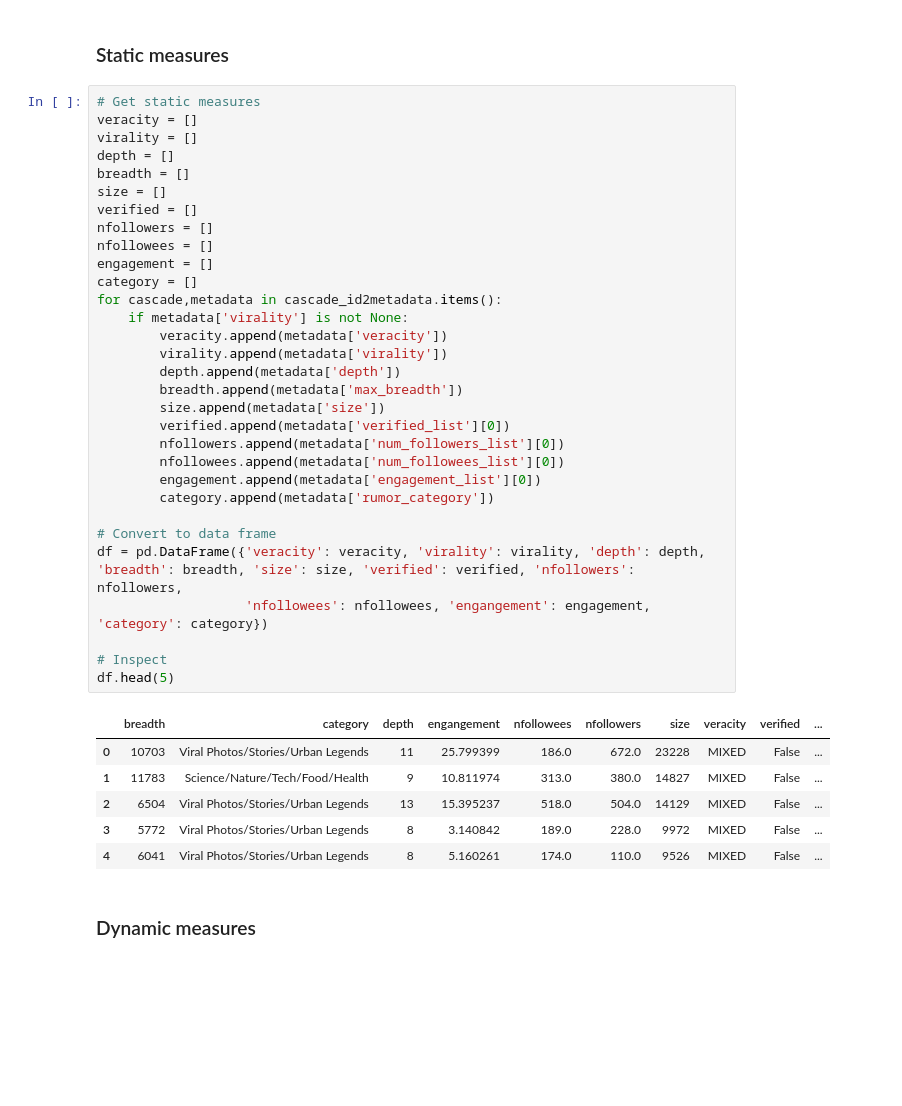
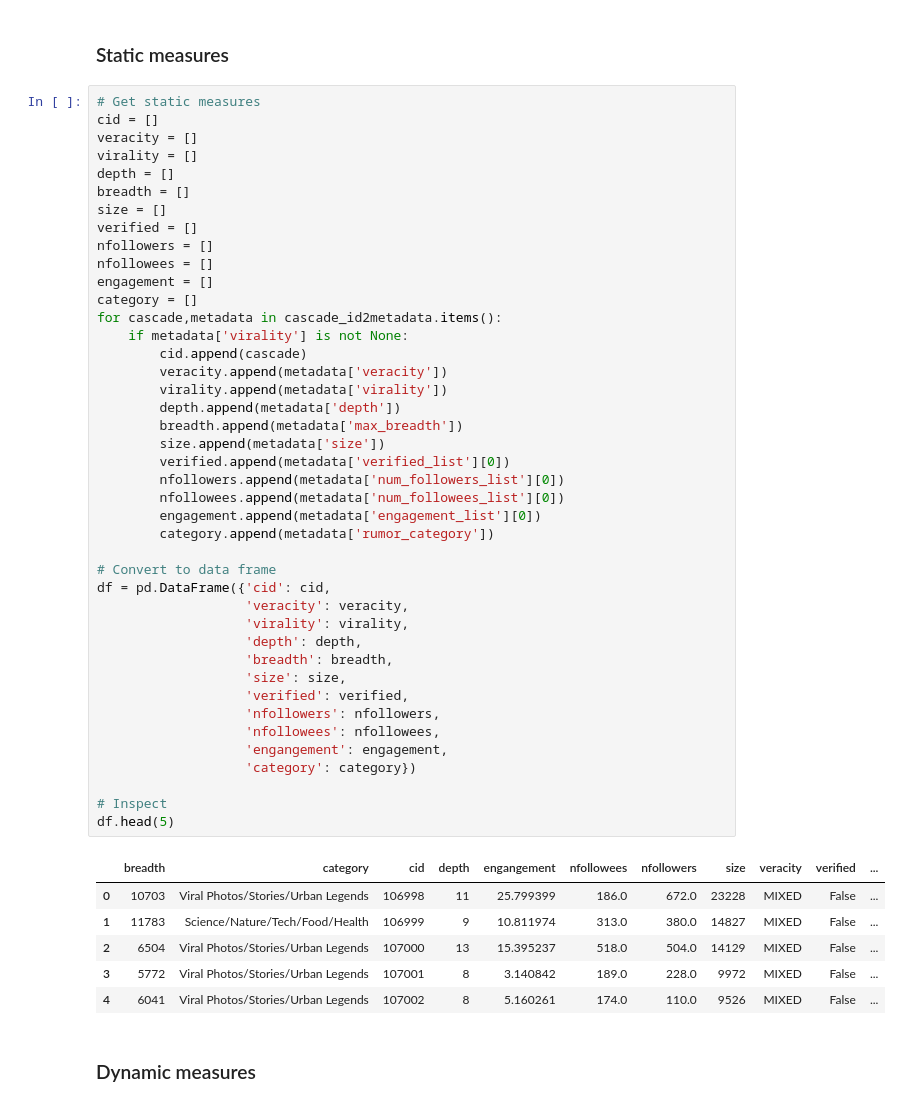
Before and after one commit to gittinic/mlp_final_proj_fake_news, a Jupyter notebook: main.ipynb, the cells around one changed output. Cells and saved outputs as stored; diff of their text form; blank space fills up the shorter version.

```diff
--- a/main.ipynb
+++ b/main.ipynb
@@ -35,42 +35,53 @@ for line in lines:
 ### Static measures
 # %%
 # Get static measures
+cid = []
 veracity = []
 virality = []
 depth = []
 breadth = []
 size = []
 verified = []
 nfollowers = []
 nfollowees = []
 engagement = []
 category = []
 for cascade,metadata in cascade_id2metadata.items():
     if metadata['virality'] is not None:
+        cid.append(cascade)
         veracity.append(metadata['veracity'])
         virality.append(metadata['virality'])
         depth.append(metadata['depth'])
         breadth.append(metadata['max_breadth'])
         size.append(metadata['size'])
         verified.append(metadata['verified_list'][0])
         nfollowers.append(metadata['num_followers_list'][0])
         nfollowees.append(metadata['num_followees_list'][0])
         engagement.append(metadata['engagement_list'][0])
         category.append(metadata['rumor_category'])
 
 # Convert to data frame
-df = pd.DataFrame({'veracity': veracity, 'virality': virality, 'depth': depth, 'breadth': breadth, 'size': size, 'verified': verified, 'nfollowers': nfollowers,
-                   'nfollowees': nfollowees, 'engangement': engagement, 'category': category})
+df = pd.DataFrame({'cid': cid,
+                   'veracity': veracity,
+                   'virality': virality,
+                   'depth': depth,
+                   'breadth': breadth,
+                   'size': size,
+                   'verified': verified,
+                   'nfollowers': nfollowers,
+                   'nfollowees': nfollowees,
+                   'engangement': engagement,
+                   'category': category})
 
 # Inspect
 df.head(5)
 # %% [output]
-|  | breadth | category | depth | engangement | nfollowees | nfollowers | size | veracity | verified | ... |
-| 0 | 10703 | Viral Photos/Stories/Urban Legends | 11 | 25.799399 | 186.0 | 672.0 | 23228 | MIXED | False | ... |
-| 1 | 11783 | Science/Nature/Tech/Food/Health | 9 | 10.811974 | 313.0 | 380.0 | 14827 | MIXED | False | ... |
-| 2 | 6504 | Viral Photos/Stories/Urban Legends | 13 | 15.395237 | 518.0 | 504.0 | 14129 | MIXED | False | ... |
-| 3 | 5772 | Viral Photos/Stories/Urban Legends | 8 | 3.140842 | 189.0 | 228.0 | 9972 | MIXED | False | ... |
-| 4 | 6041 | Viral Photos/Stories/Urban Legends | 8 | 5.160261 | 174.0 | 110.0 | 9526 | MIXED | False | ... |
+|  | breadth | category | cid | depth | engangement | nfollowees | nfollowers | size | veracity | verified | ... |
+| 0 | 10703 | Viral Photos/Stories/Urban Legends | 106998 | 11 | 25.799399 | 186.0 | 672.0 | 23228 | MIXED | False | ... |
+| 1 | 11783 | Science/Nature/Tech/Food/Health | 106999 | 9 | 10.811974 | 313.0 | 380.0 | 14827 | MIXED | False | ... |
+| 2 | 6504 | Viral Photos/Stories/Urban Legends | 107000 | 13 | 15.395237 | 518.0 | 504.0 | 14129 | MIXED | False | ... |
+| 3 | 5772 | Viral Photos/Stories/Urban Legends | 107001 | 8 | 3.140842 | 189.0 | 228.0 | 9972 | MIXED | False | ... |
+| 4 | 6041 | Viral Photos/Stories/Urban Legends | 107002 | 8 | 5.160261 | 174.0 | 110.0 | 9526 | MIXED | False | ... |
 # %% [markdown]
 ### Dynamic measures
 # %%
```
Also changed, not shown: parts of 17 cells of this notebook.
